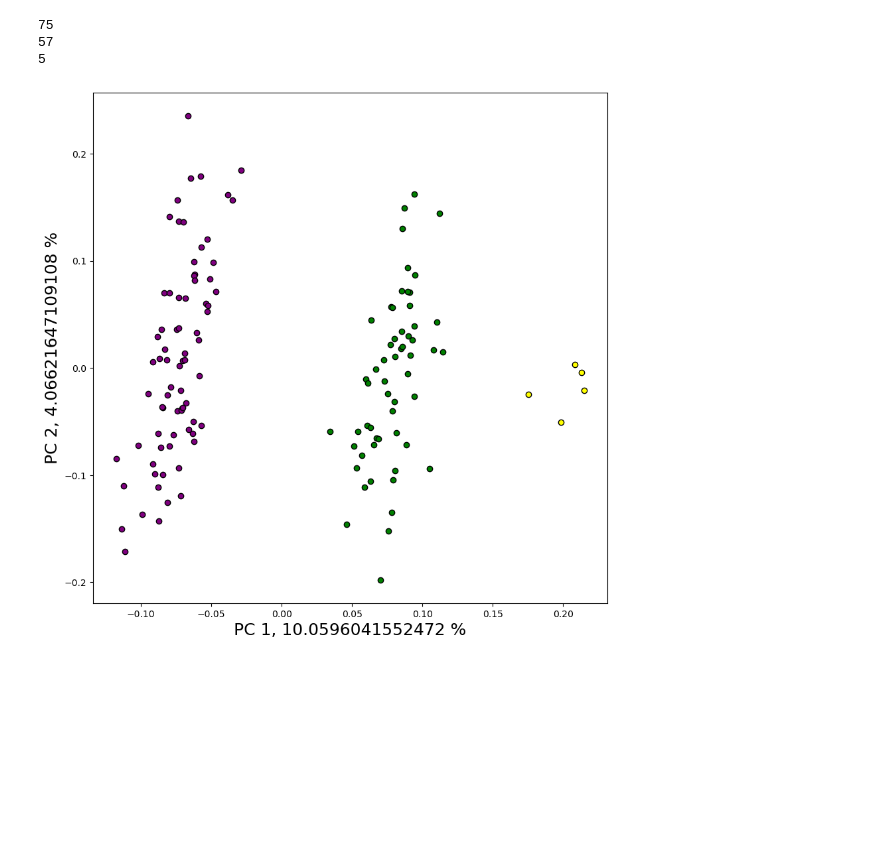
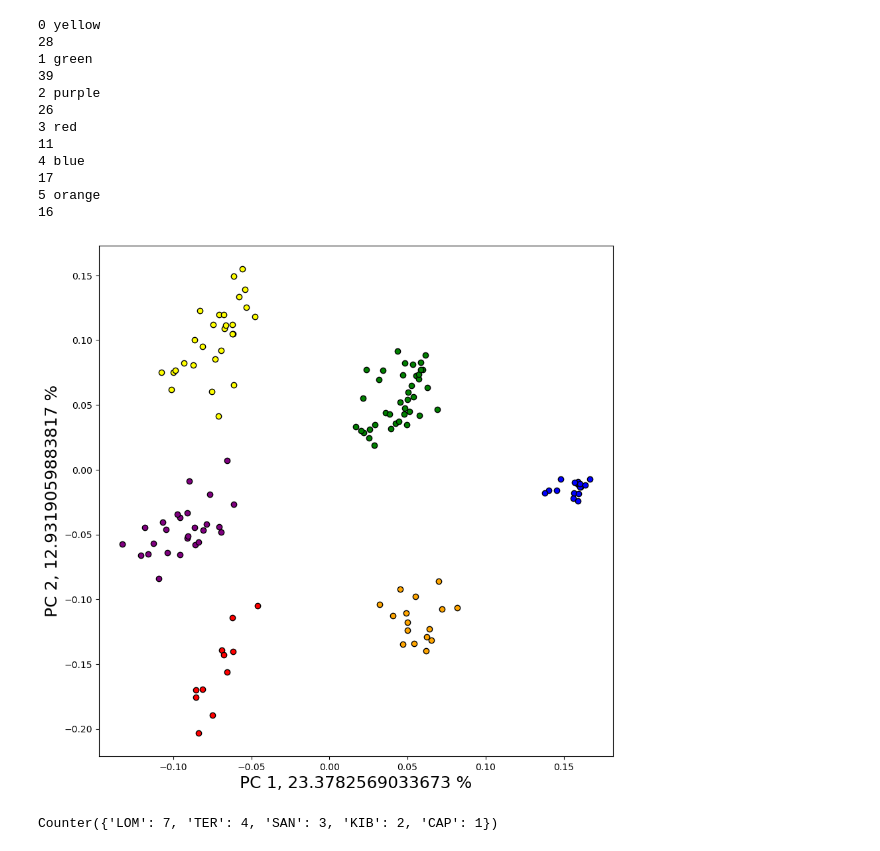
Before and after one commit to Cpetak/local_pca_pipe, a Jupyter notebook: PCA_notebook.ipynb, the cells around one changed output. Drawn from its saved outputs; the diff is of its cells as text; code cells hidden in the pictures; blank space fills up the shorter version.

```diff
--- a/PCA_notebook.ipynb
+++ b/PCA_notebook.ipynb
@@ -121,32 +123,45 @@ plt.show()
 # %%
+NUM_CLUST = 6
 if NUM_CLUST == 3:
   clusts=get_agglo(dim1, NUM_CLUST)
 else:
   clusts=get_agglo_2d(dim1,dim2,NUM_CLUST)
 
 all_cols=["yellow","green","purple",'red', 'blue', 'orange', 'cyan', 'magenta', 'brown', 'lime']
 p_colors= all_cols[:NUM_CLUST]
 pca_colors = ["purple", "green","yellow"]
 
 f, axs = plt.subplots(figsize=(10, 10))
 
+gts=["AC", "BC", "AB", "AA", "CC", "BB"]
+
 pop_dic={}
 id_dic={}
 for c in range(NUM_CLUST):
   t=np.where(np.array(clusts) == c)[0]
+  print(c, p_colors[c])
   print(len(t))
   x=[i[0] for i in dim[t]]
   y=[i[1] for i in dim[t]]
-  plt.scatter(x,y,edgecolors="black",c=pca_colors[c])
+  plt.scatter(x,y,edgecolors="black",c=p_colors[c])
   avx=sum(x)/len(x)
   ids=pops[t]
   pop_dic[c]=[avx,ids]
   id_dic[c]=[avx,ind_id[t]]
 plt.ylabel("PC 2, "+str(pes_list[1])+" %",fontsize=18)
 plt.xlabel("PC 1, "+str(pes_list[0])+" %",fontsize=18)
 plt.show()
 # %% [output]
-75
-57
-5
+0 yellow
+28
+1 green
+39
+2 purple
+26
+3 red
+11
+4 blue
+17
+5 orange
+16
-[figure, old version]
+[figure, new version]
@@ -152,0 +175,10 @@ plt.show()
+# %%
+pdic=defaultdict(list)
+pdic2=defaultdict(list)
+for i in range(len(clusts)):
+    mk=gts[clusts[i]]
+    pdic[mk].append(pops[i])
+    pdic2[pops[i]].append(gts[clusts[i]])
+Counter(pdic["CC"])
+# %% [output]
+Counter({'LOM': 7, 'TER': 4, 'SAN': 3, 'KIB': 2, 'CAP': 1})
```
Also changed, not shown: parts of 12 cells of this notebook, 3 other files.
